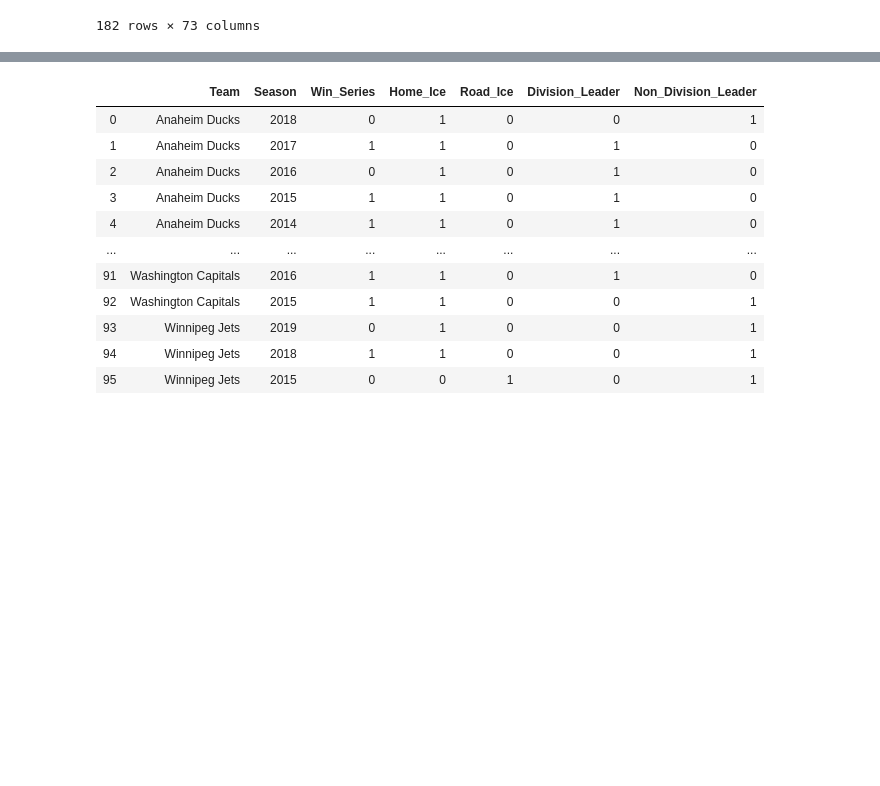
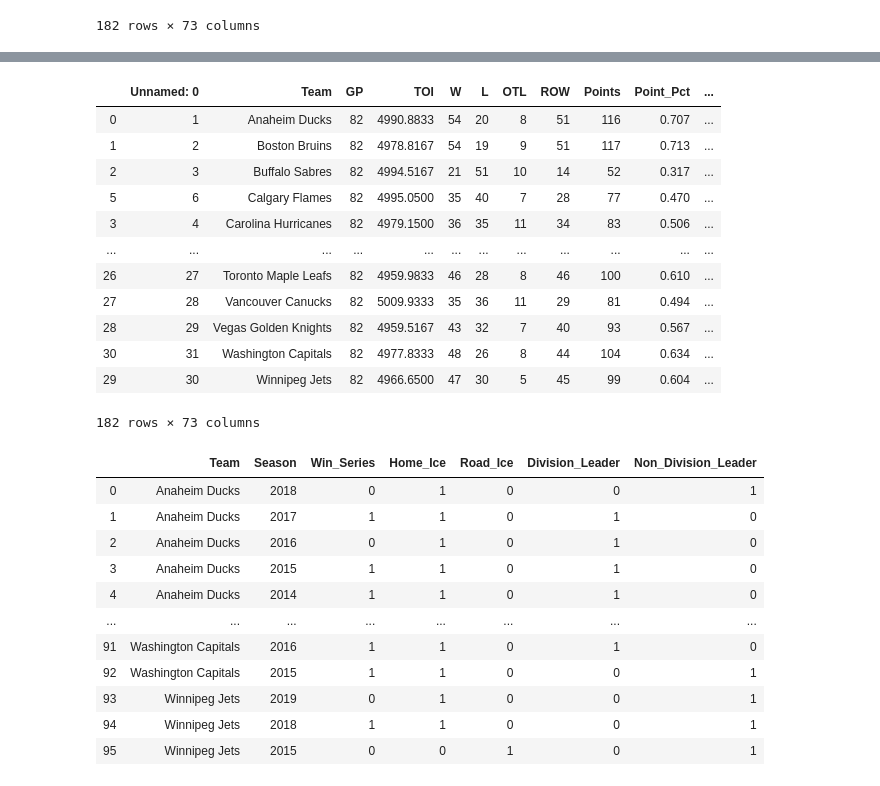
Before and after one commit to Peyton-Smith/SAL384-Final-Project, a Jupyter notebook: SAL384_Final_Project_Primerano_Smith.ipynb, the cells around one changed output, grey strips where cells are left out. Saved outputs shown, nothing was run; the diff lists cells and outputs as text; code cells hidden in the pictures; blank space fills up the shorter version.

```diff
--- a/SAL384_Final_Project_Primerano_Smith.ipynb
+++ b/SAL384_Final_Project_Primerano_Smith.ipynb
@@ -98,3 +116,29 @@ team_stats_all
+# %%
+#Rename variables to get rid of % symbols
+team_stats_all = team_stats_all.rename(columns={'Point %':'Point_Pct','CF%':'CF_Pct','FF%':'FF_Pct','SF%':'SF_Pct',
+                                                'GF%':'GF_Pct','xGF%':'xGF_Pct','SCF%':'SCF_Pct','SCGF%':'SCGF_Pct',
+                                                'SCSH%':'SCSH_Pct','SCSF%':'SCSF_Pct','SCSV%':'SCSV_Pct',
+                                                'HDCF%':'HDCF_Pct','HDSF%':'HDSF_Pct','HDGF%':'HDGF_Pct',
+                                                'HDSH%':'HDSH_Pct','HDSV%':'HDSV_Pct','MDCF%':'MDCF_Pct',
+                                                'MDSF%':'MDSF_Pct','MDGF%':'MDGF_Pct','MDSH%':'MDSH_Pct',
+                                                'MDSV%':'MDSV_Pct','LDCF%':'LDCF_Pct','LDSF%':'LDSF_Pct',
+                                                'LDGF%':'LDGF_Pct','LDSH%':'LDSH_Pct','LDSV%':'LDSV_Pct',
+                                                'SH%':'SH_Pct','SV%':'SV_Pct'})
+team_stats_all
+# %% [output]
+|  | Unnamed: 0 | Team | GP | TOI | W | L | OTL | ROW | Points | Point_Pct | ... |
+| 0 | 1 | Anaheim Ducks | 82 | 4990.8833 | 54 | 20 | 8 | 51 | 116 | 0.707 | ... |
+| 1 | 2 | Boston Bruins | 82 | 4978.8167 | 54 | 19 | 9 | 51 | 117 | 0.713 | ... |
+| 2 | 3 | Buffalo Sabres | 82 | 4994.5167 | 21 | 51 | 10 | 14 | 52 | 0.317 | ... |
+| 5 | 6 | Calgary Flames | 82 | 4995.0500 | 35 | 40 | 7 | 28 | 77 | 0.470 | ... |
+| 3 | 4 | Carolina Hurricanes | 82 | 4979.1500 | 36 | 35 | 11 | 34 | 83 | 0.506 | ... |
+| ... | ... | ... | ... | ... | ... | ... | ... | ... | ... | ... | ... |
+| 26 | 27 | Toronto Maple Leafs | 82 | 4959.9833 | 46 | 28 | 8 | 46 | 100 | 0.610 | ... |
+| 27 | 28 | Vancouver Canucks | 82 | 5009.9333 | 35 | 36 | 11 | 29 | 81 | 0.494 | ... |
+| 28 | 29 | Vegas Golden Knights | 82 | 4959.5167 | 43 | 32 | 7 | 40 | 93 | 0.567 | ... |
+| 30 | 31 | Washington Capitals | 82 | 4977.8333 | 48 | 26 | 8 | 44 | 104 | 0.634 | ... |
+| 29 | 30 | Winnipeg Jets | 82 | 4966.6500 | 47 | 30 | 5 | 45 | 99 | 0.604 | ... |
+182 rows × 73 columns
 # %%
 #Read in the dummy variables for playoffs
 playoff_data = pd.read_csv('Data/Final_Project_Playoff_Dummies.csv')
```
Also changed, not shown: parts of 4 cells of this notebook, 3 other files.
